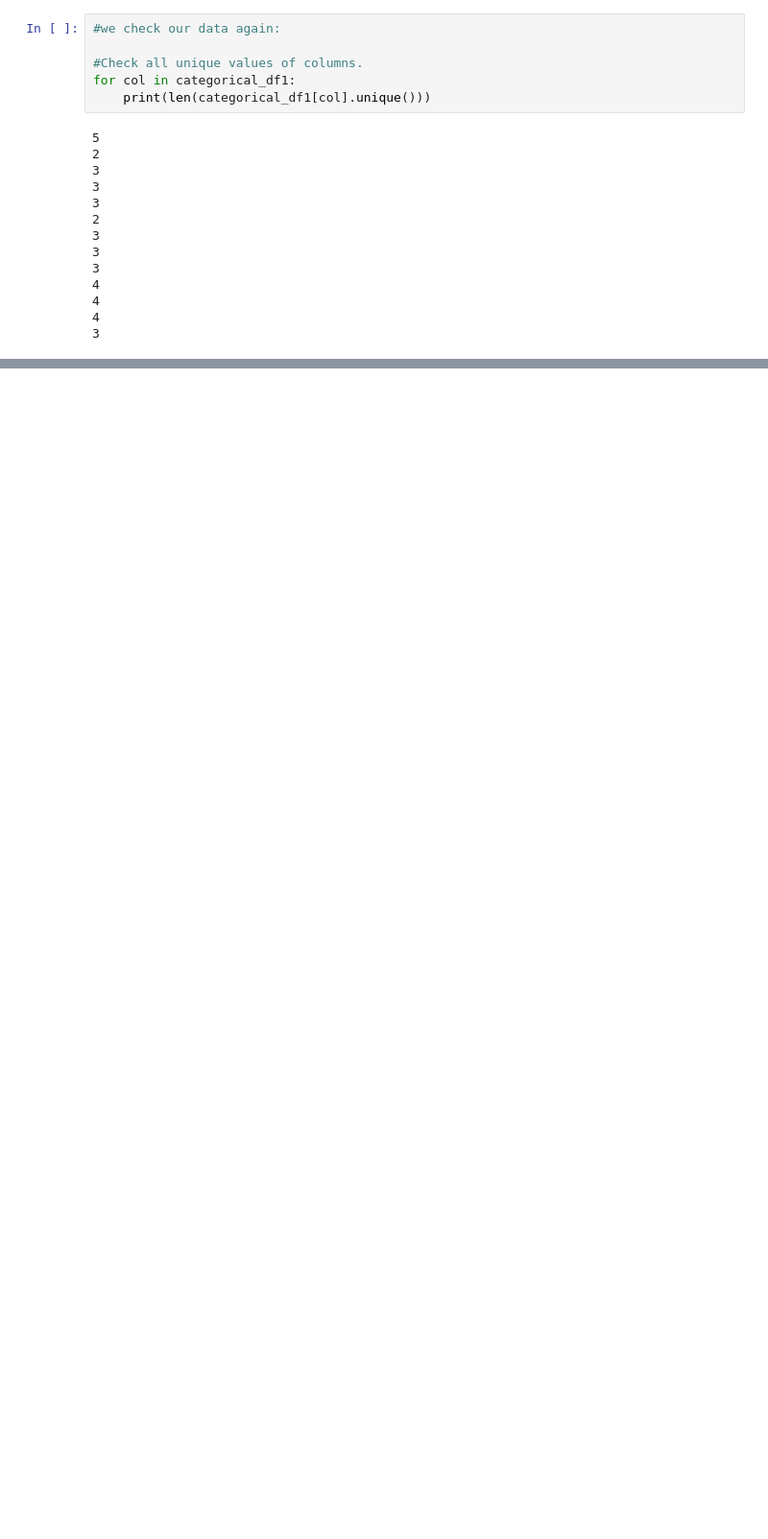
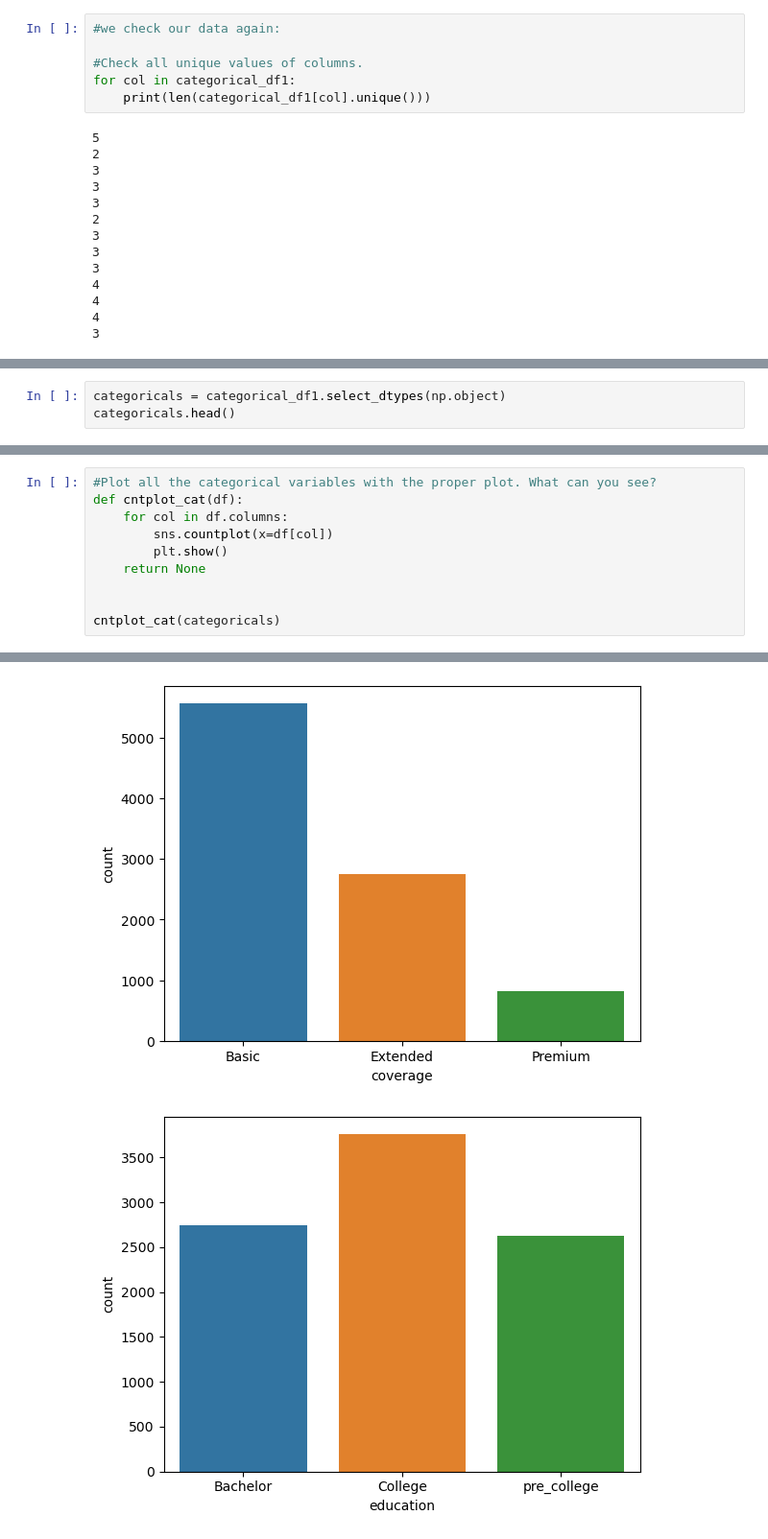
Before and after one commit to MatiasGrob/lab-cleaning-numerical-data, a Jupyter notebook: files_for_lab/lab.ipynb, the cells around one changed output, grey strips where cells are left out. Shown at 96% size. Cells and saved outputs as stored; diff of their text form; blank space fills up the shorter version.

```diff
--- a/files_for_lab/lab.ipynb
+++ b/files_for_lab/lab.ipynb
@@ -592,0 +603,3 @@ for col in categorical_df1:
+# %%
+categoricals = categorical_df1.select_dtypes(np.object)
+categoricals.head()
@@ -592,0 +615,11 @@ for col in categorical_df1:
+# %%
+#Plot all the categorical variables with the proper plot. What can you see?
+def cntplot_cat(df):
+    for col in df.columns:
+        sns.countplot(x=df[col])
+        plt.show()
+    return None
+
+
+cntplot_cat(categoricals)
+# %% [output]
@@ -592,0 +628,2 @@ for col in categorical_df1:
+[figure, added]
+[figure, added]
```
Also changed, not shown: parts of 5 cells of this notebook.
